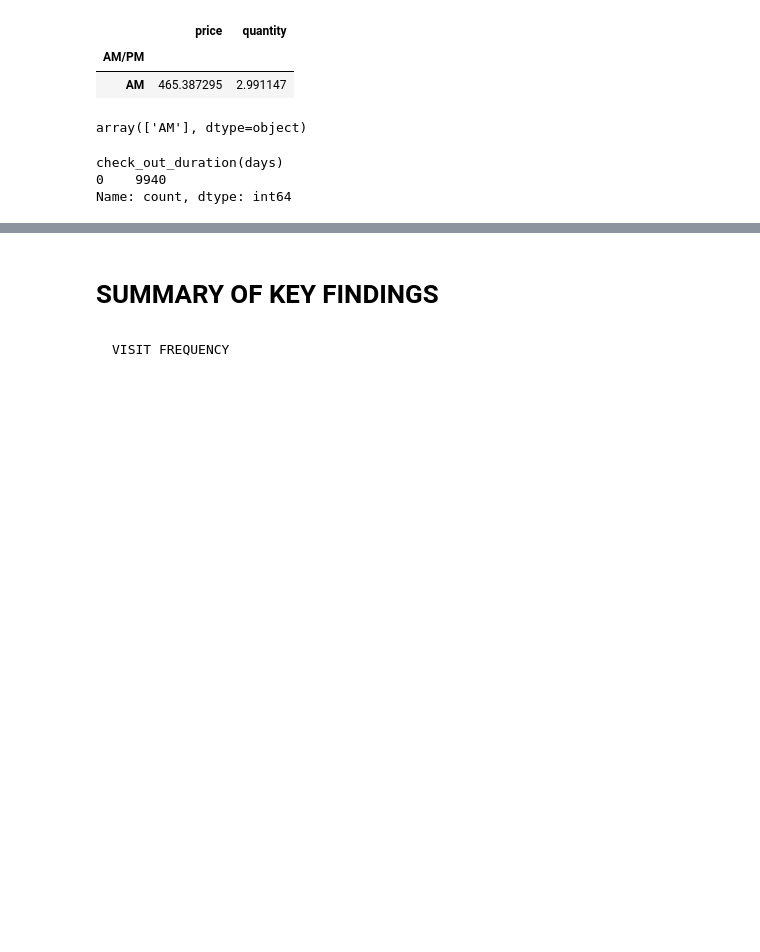
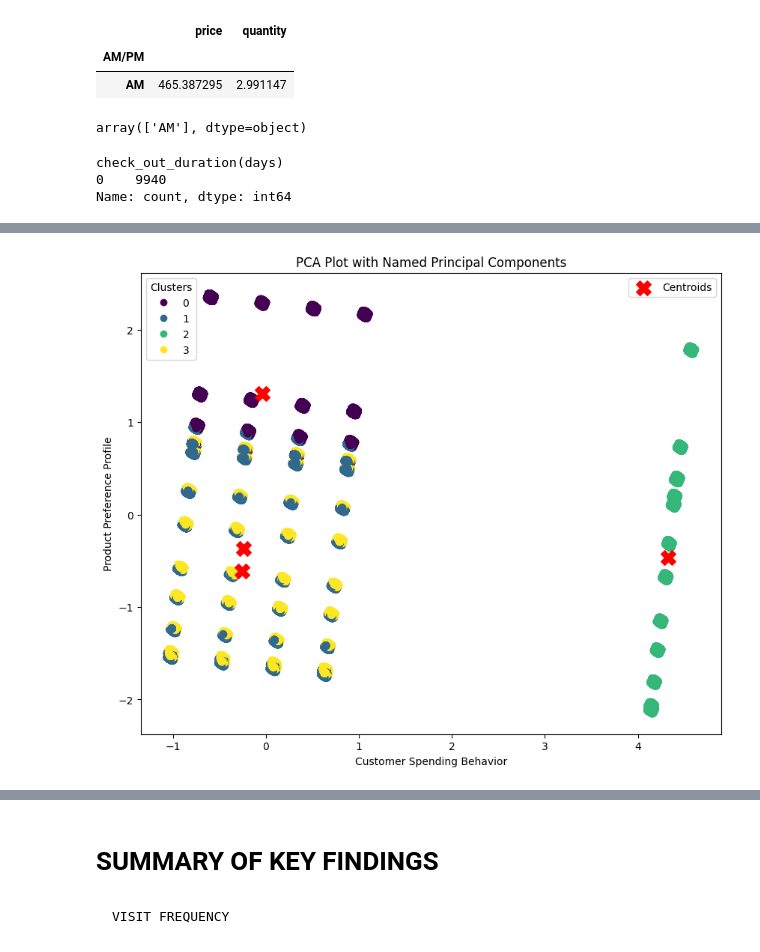
Before and after one commit to Sunday-Oladokun/ShopSmart-Inc.-E-commerce-Data-Analysis-Project, a Jupyter notebook: ShopSmart Inc Ecommerce Analysis.ipynb, the cells around one changed output, grey strips where cells are left out. Saved outputs shown, nothing was run; the diff lists cells and outputs as text; code cells hidden in the pictures; blank space fills up the shorter version.

```diff
--- a/ShopSmart Inc Ecommerce Analysis.ipynb
+++ b/ShopSmart Inc Ecommerce Analysis.ipynb
@@ -1408,0 +1460,7 @@ Name: count, dtype: int64
+# %%
+# Perform PCA for dimensionality reduction
+pca = PCA(n_components=8)
+principal_components = pca.fit_transform(features_for_clustering_scaled)
+
+# Access the explained variance ratio of each principal component
+explained_variance_ratio = pca.explained_variance_ratio_
@@ -1408,0 +1492,20 @@ Name: count, dtype: int64
+# %%
+# Visualize PCA-transformed data with named principal components
+plt.figure(figsize=(10, 8))
+scatter = plt.scatter(principal_components[:, 0], principal_components[:, 1], c=clusters, cmap='viridis', s=50)
+plt.title('PCA Plot with Named Principal Components')
+plt.xlabel(f"{component_names[0]}")
+plt.ylabel(f"{component_names[1]}")
+
+# Add legend for clusters
+legend1 = plt.legend(*scatter.legend_elements(), title='Clusters')
+plt.gca().add_artist(legend1)
+
+# Plot centroids (if applicable)
+centroids_pca = pca.transform(kmeans.cluster_centers_)
+plt.scatter(centroids_pca[:, 0], centroids_pca[:, 1], s=200, c='red', marker='X', label='Centroids')
+
+plt.legend()
+plt.show()
+# %% [output]
+[figure, added]
```
Also changed, not shown: parts of 21 cells of this notebook.
